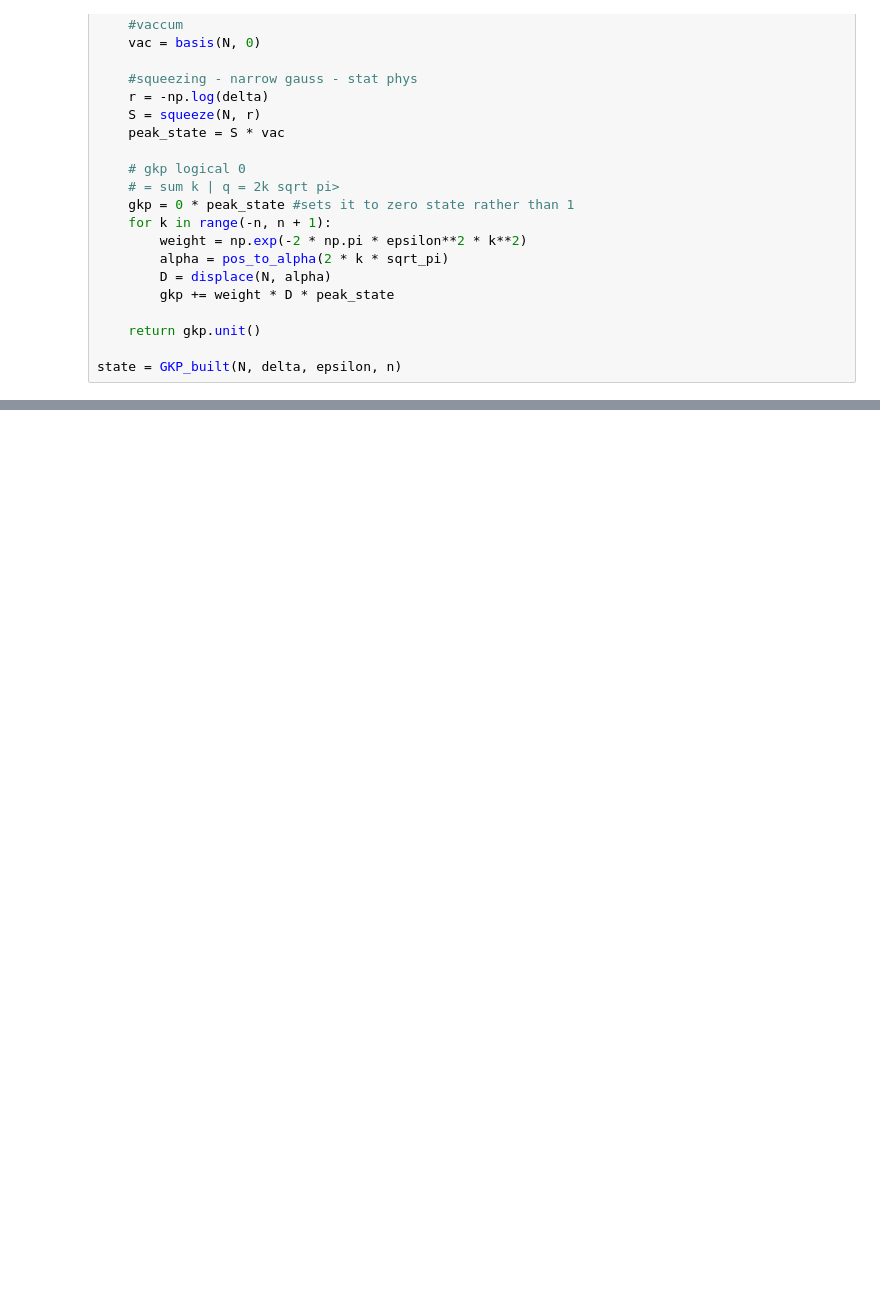
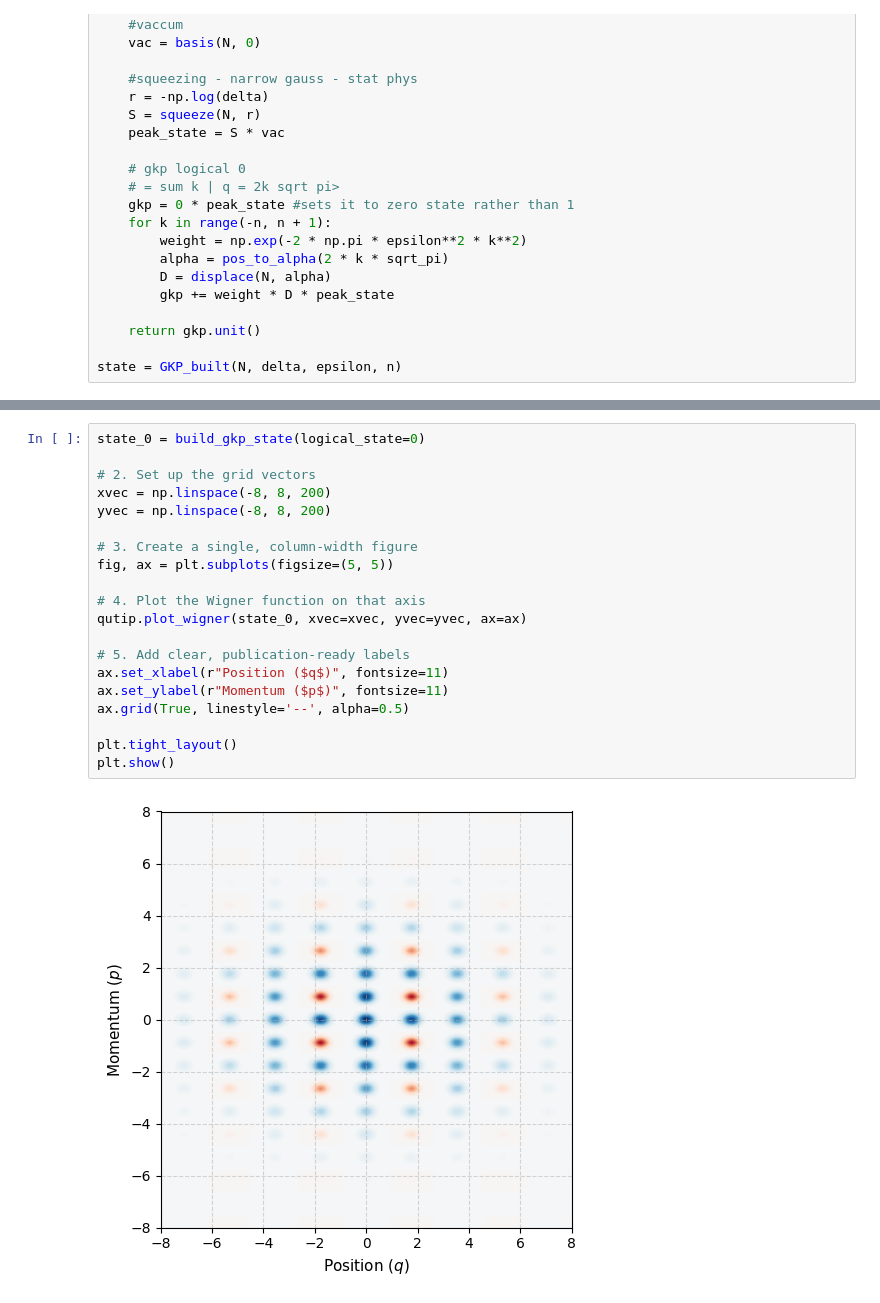
Before and after one commit to laramt04/GKP_QEC_Project_Code, a Jupyter notebook: GKP_properties.ipynb, the cells around one changed output, grey strips where cells are left out. Cells and saved outputs as stored; diff of their text form; blank space fills up the shorter version.

```diff
--- a/GKP_properties.ipynb
+++ b/GKP_properties.ipynb
@@ -62,0 +144,22 @@ print(abs(state.overlap(gkp1)))
+# %%
+state_0 = build_gkp_state(logical_state=0)
+
+# 2. Set up the grid vectors
+xvec = np.linspace(-8, 8, 200)
+yvec = np.linspace(-8, 8, 200)
+
+# 3. Create a single, column-width figure
+fig, ax = plt.subplots(figsize=(5, 5))
+
+# 4. Plot the Wigner function on that axis
+qutip.plot_wigner(state_0, xvec=xvec, yvec=yvec, ax=ax)
+
+# 5. Add clear, publication-ready labels
+ax.set_xlabel(r"Position ($q$)", fontsize=11)
+ax.set_ylabel(r"Momentum ($p$)", fontsize=11)
+ax.grid(True, linestyle='--', alpha=0.5)
+
+plt.tight_layout()
+plt.show()
+# %% [output]
+[figure, added]
```
Also changed, not shown: parts of 5 cells of this notebook, 2 other files.
